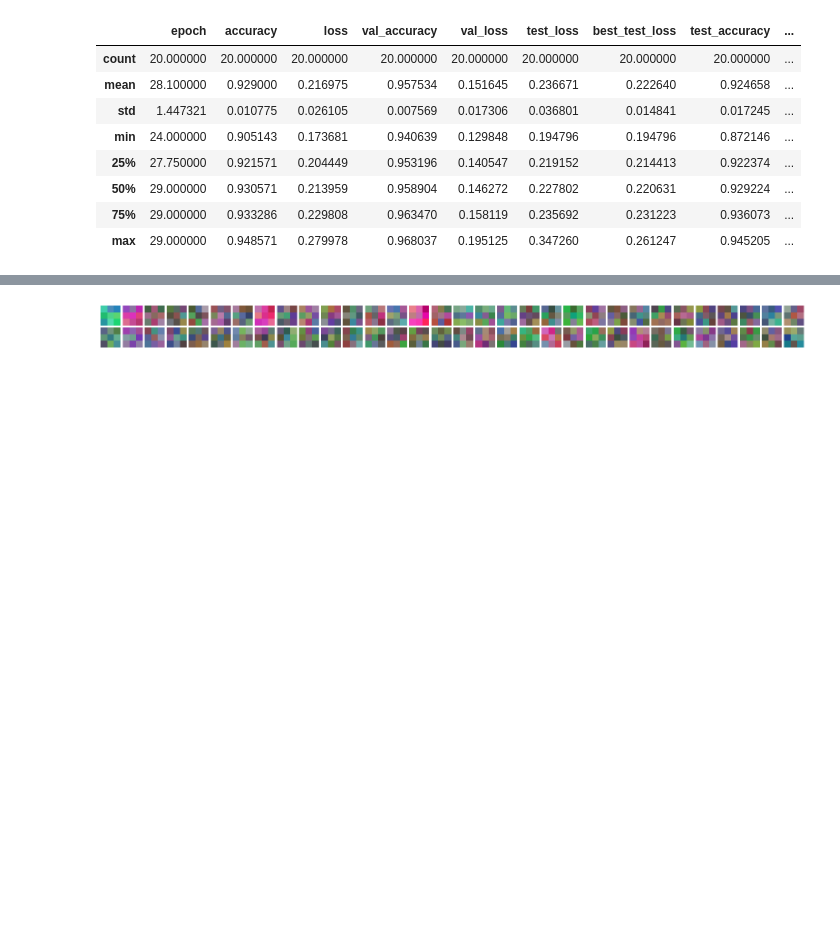
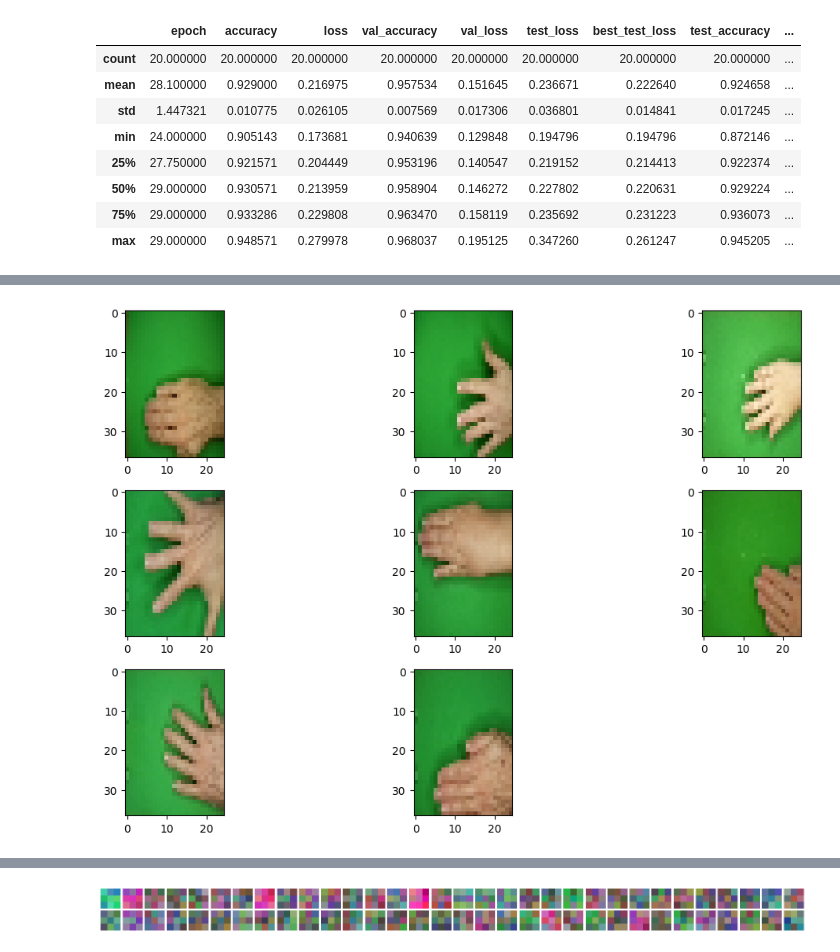
Before and after one commit to ffaundezcab/rps_deep, a Jupyter notebook: notebooks/model.ipynb, the cells around one changed output, grey strips where cells are left out. Cells and saved outputs as stored; diff of their text form; code cells hidden in the pictures; blank space fills up the shorter version.

```diff
--- a/notebooks/model.ipynb
+++ b/notebooks/model.ipynb
@@ -368,0 +411,18 @@ best_results.describe()
+# %%
+pred_df = pd.DataFrame(zip(y_true, y_pred), columns = ['true', 'pred'])
+# %%
+wrong_preds = pred_df[(pred_df['true'] == 0) & (pred_df['pred'] == 2)].index
+
+plt.figure(figsize = (12,7))
+
+for i, idx in enumerate(wrong_preds):
+    plt.subplot(3, 3, i+1)
+
+    img = imgs[idx].astype(np.uint8)
+    plt.imshow(img)
+    # ax.title("asjda")
+
+plt.tight_layout()
+plt.show()
+# %% [output]
+[figure, added]
```
Also changed, not shown: parts of 9 cells of this notebook.
